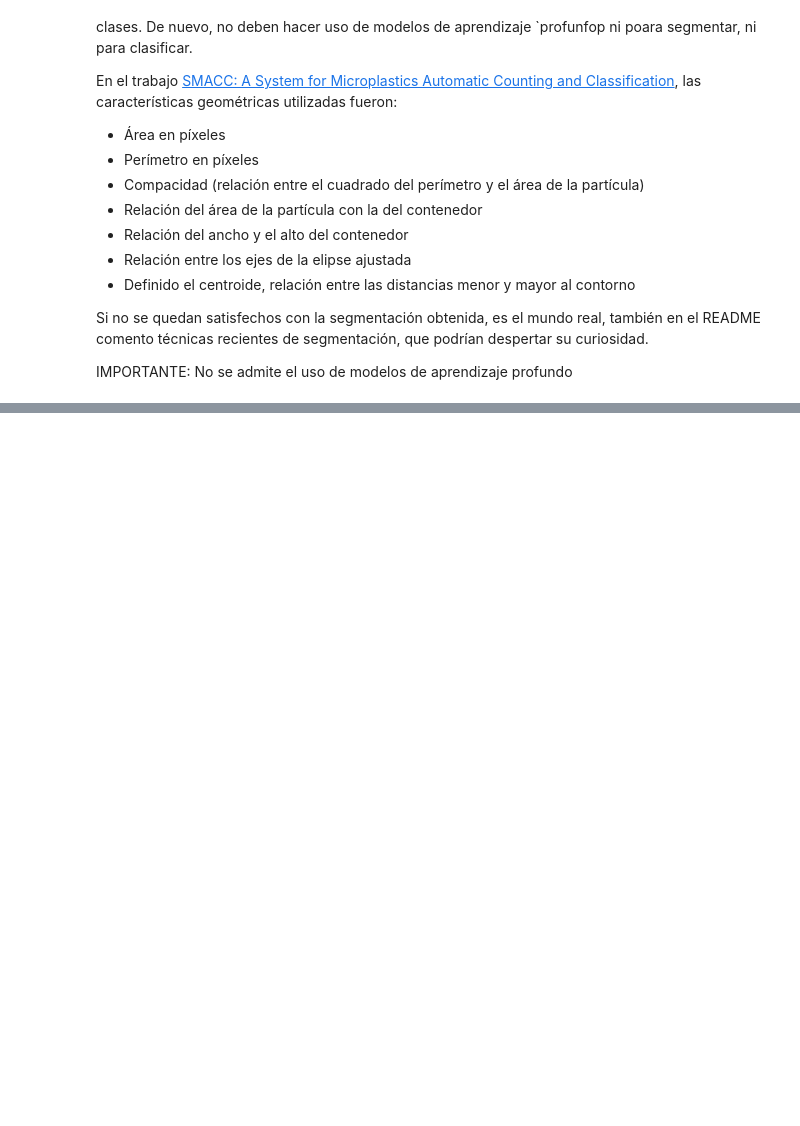
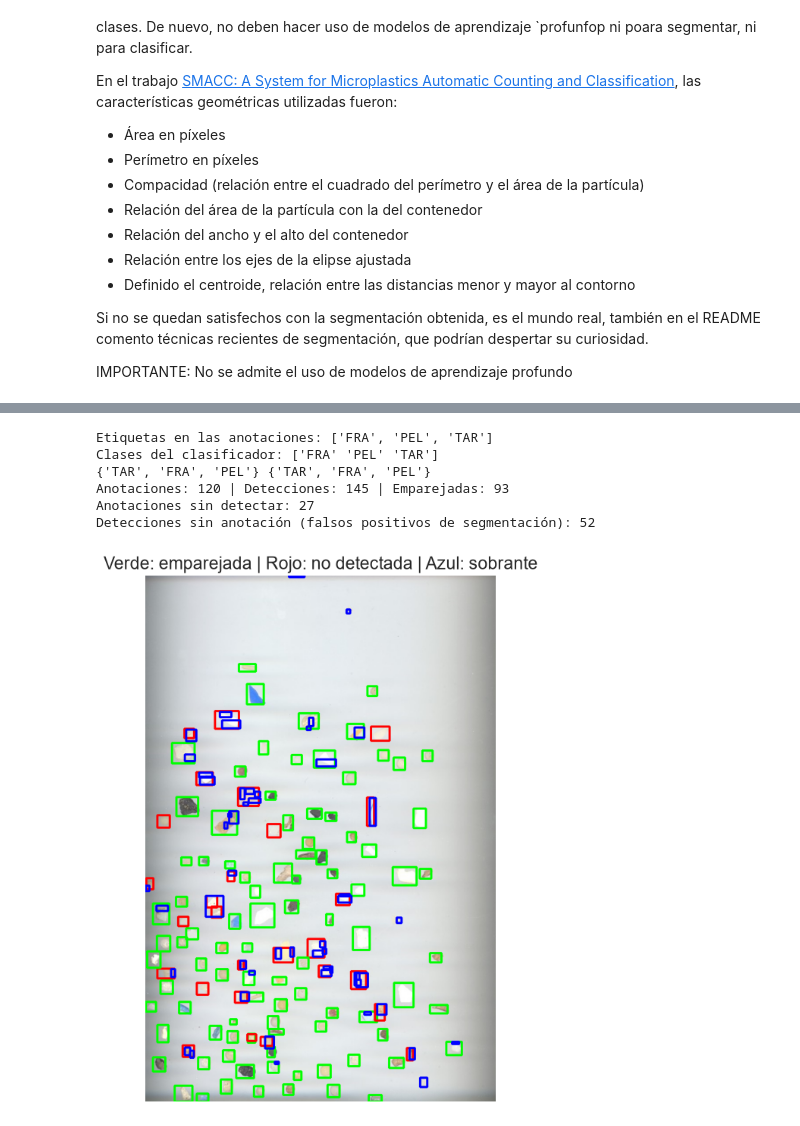
Before and after one commit to kikoalmtana/practicasVC, a Jupyter notebook: P3/VC_P3.ipynb, the cells around one changed output, grey strips where cells are left out. Drawn from its saved outputs; the diff is of its cells as text; code cells hidden in the pictures; blank space fills up the shorter version.

```diff
--- a/P3/VC_P3.ipynb
+++ b/P3/VC_P3.ipynb
@@ -796,0 +1067,77 @@ IMPORTANTE: No se admite el uso de modelos de aprendizaje profundo
+# %%
+from scipy.optimize import linear_sum_assignment
+
+def iou_matriz(a, b):
+    """IoU entre cajas a (N,4) y b (M,4), ambas en formato xyxy."""
+    ix1 = np.maximum(a[:, None, 0], b[None, :, 0])
+    iy1 = np.maximum(a[:, None, 1], b[None, :, 1])
+    ix2 = np.minimum(a[:, None, 2], b[None, :, 2])
+    iy2 = np.minimum(a[:, None, 3], b[None, :, 3])
+    inter = np.clip(ix2 - ix1, 0, None) * np.clip(iy2 - iy1, 0, None)
+    area_a = (a[:, 2] - a[:, 0]) * (a[:, 3] - a[:, 1])
+    area_b = (b[:, 2] - b[:, 0]) * (b[:, 3] - b[:, 1])
+    return inter / (area_a[:, None] + area_b[None, :] - inter)
+
+# Comprobación: las clases del CSV deben ser las que conoce el clasificador
+clases = list(clf.classes_)
+desconocidas = set(ann_clase) - set(clases)
+
+# Cajas detectadas (x, y, w, h) -> xyxy
+det_xyxy = np.array([[x, y, x + w, y + h] for (x, y, w, h) in bbs_test], dtype=float)
+
+IOU_MIN = 0.5
+iou = iou_matriz(ann_xyxy, det_xyxy)                  # filas: anotaciones, columnas: detecciones
+filas, cols = linear_sum_assignment(-iou)             # asignación 1 a 1 que maximiza IoU
+pares = [(i, j) for i, j in zip(filas, cols) if iou[i, j] >= IOU_MIN]
+
+MAPEO = {0: 'FRA', 1: 'PEL', 2: 'TAR'}   # AJUSTA según lo que veas arriba
+
+ann_clase = (
+    ann["label"]
+    .astype(str)
+    .str.strip()
+    .str.upper()
+    .to_numpy()
+)
+assert not pd.isna(ann_clase).any(), "Hay números sin mapear"
+
+print("Etiquetas en las anotaciones:", sorted(set(ann_clase)))
+print("Clases del clasificador:", clf.classes_)
+
+desconocidas = set(ann_clase) - set(clf.classes_)
+if desconocidas:
+    raise ValueError(f"Etiquetas sin clase correspondiente en el clasificador: {desconocidas}")
+
+y = [ann_clase[i] for i, j in pares]
+clases = list(clf.classes_)
+
+y      = [ann_clase[i] for i, j in pares]             # etiqueta real (CSV)
+y_pred = [df_test["pred"].iloc[j] for i, j in pares]  # etiqueta predicha
+
+print(set(y), set(y_pred))               # ambos deben ser subconjuntos de FRA, PEL, TAR
+
+n_ann, n_det, n_match = len(ann_xyxy), len(det_xyxy), len(pares)
+print(f"Anotaciones: {n_ann} | Detecciones: {n_det} | Emparejadas: {n_match}")
+print(f"Anotaciones sin detectar: {n_ann - n_match}")
+print(f"Detecciones sin anotación (falsos positivos de segmentación): {n_det - n_match}")
+
+# Visualización: verde = emparejada, rojo = anotación sin detectar, azul = detección sin anotación
+ann_ok = {i for i, _ in pares}
+det_ok = {j for _, j in pares}
+vis = img_test.copy()
+for i, (x1, y1, x2, y2) in enumerate(ann_xyxy.astype(int)):
+    color = (0, 255, 0) if i in ann_ok else (255, 0, 0)
+    cv2.rectangle(vis, (x1, y1), (x2, y2), color, 3)
+for j, (x1, y1, x2, y2) in enumerate(det_xyxy.astype(int)):
+    if j not in det_ok:
+        cv2.rectangle(vis, (x1, y1), (x2, y2), (0, 0, 255), 3)
+plt.figure(figsize=(12, 9)); plt.imshow(vis); plt.axis("off")
+plt.title("Verde: emparejada | Rojo: no detectada | Azul: sobrante"); plt.show()
+# %% [output]
+Etiquetas en las anotaciones: ['FRA', 'PEL', 'TAR']
+Clases del clasificador: ['FRA' 'PEL' 'TAR']
+{'TAR', 'FRA', 'PEL'} {'TAR', 'FRA', 'PEL'}
+Anotaciones: 120 | Detecciones: 145 | Emparejadas: 93
+Anotaciones sin detectar: 27
+Detecciones sin anotación (falsos positivos de segmentación): 52
+[figure, added]
```
Also changed, not shown: parts of 7 cells of this notebook, 6 other files.
